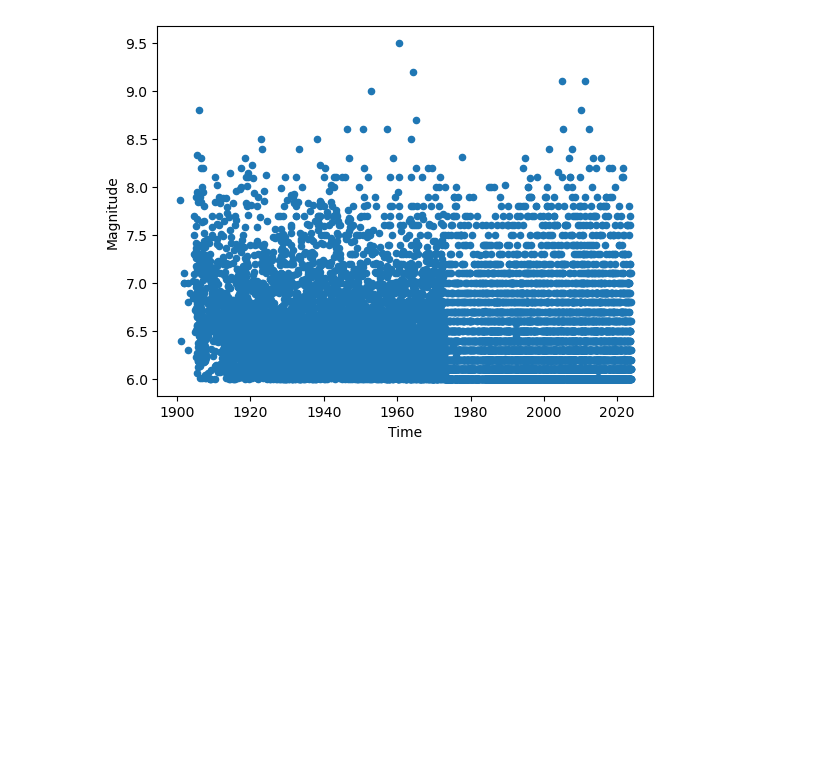
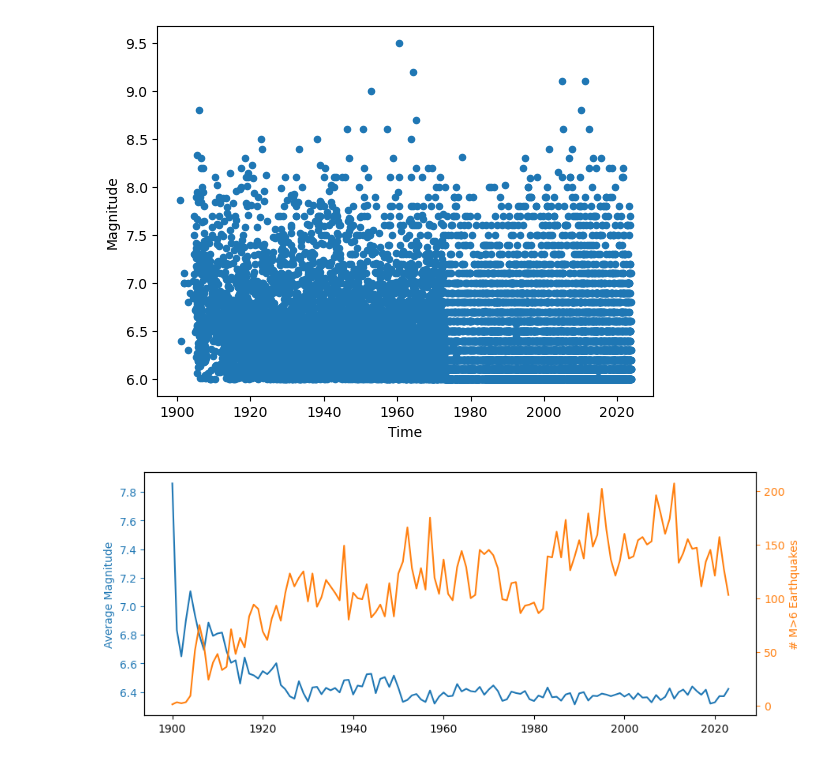
Before and after one commit to Rafaelaqv/pythonadvancedclass, a Jupyter notebook: Lesson_05/05_warmup.ipynb, the cells around one changed output. Saved outputs shown, nothing was run; the diff lists cells and outputs as text; code cells hidden in the pictures; blank space fills up the shorter version.

```diff
--- a/Lesson_05/05_warmup.ipynb
+++ b/Lesson_05/05_warmup.ipynb
@@ -78,0 +73,40 @@ plt.show()
+# %%
+""" Use groupby to calculate the sum of earthquakes within each year. """
+
+# get the year of each earthquake
+earthquake_year = usgs_pd['time'].dt.year
+
+# group by year
+usgs_year_group = usgs_pd.groupby(earthquake_year)
+
+# get the number of counts in each year
+usgs_year_counts = usgs_year_group['mag'].count()
+
+# get the average magnitude in each year
+usgs_year_mag = usgs_year_group['mag'].mean()
+# %%
+""" Generate plots of the mean magnitude and total count by year. """
+
+# make the figure
+fig, ax = plt.subplots(figsize=(10,4))
+# draw the plot
+l1 = ax.plot(usgs_year_mag, color = 'C0', label = 'Average Magnitude')
+# create a twin axis
+ax2 = ax.twinx()
+# draw the plot
+l2 = ax2.plot(usgs_year_counts, color = 'C1', label = '# M>6 Earthquakes')
+
+# set labels
+ax.set_ylabel("Average Magnitude")
+ax2.set_ylabel("# M>6 Earthquakes")
+
+# set the color of the y-axis tick labels, ticks, and labels to match the line color
+ax.tick_params(axis='y', colors=l1[0].get_color())
+ax2.tick_params(axis='y', colors=l2[0].get_color())
+ax.yaxis.label.set_color(l1[0].get_color())
+ax2.yaxis.label.set_color(l2[0].get_color())
+
+# show the plot
+plt.show()
+# %% [output]
+[figure, added]
```
Also changed, not shown: parts of 4 cells of this notebook.
